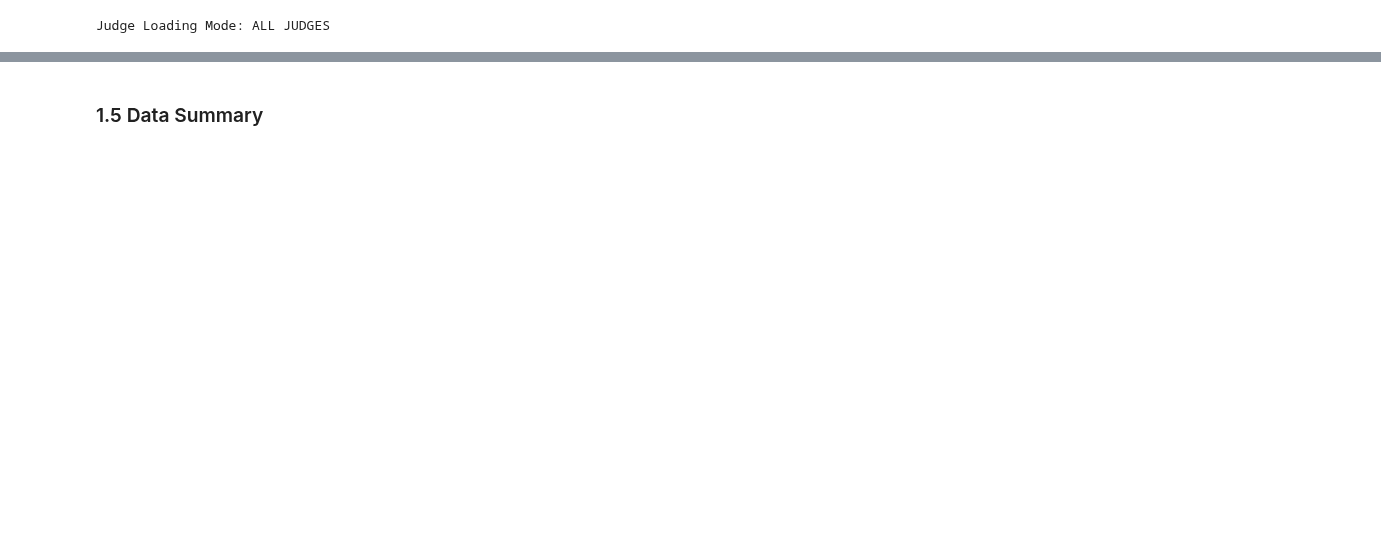
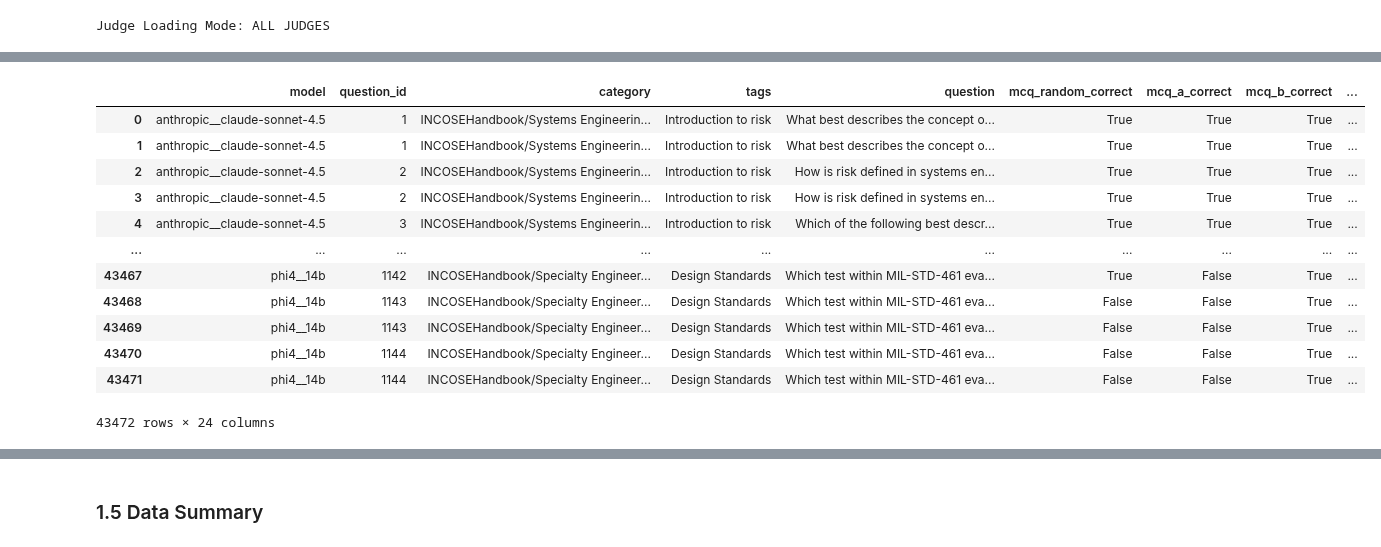
Before and after one commit to ryan-a-bell/dissertation, a Jupyter notebook: src/phase6_analysis/analysis-v2.ipynb, the cells around one changed output, grey strips where cells are left out. Cells and saved outputs as stored; diff of their text form; code cells hidden in the pictures; blank space fills up the shorter version.

Commit message:
1.5 summary working. Starting re-factor for it to use aligned_df and aligned_df_intersection

```diff
--- a/src/phase6_analysis/analysis-v2.ipynb
+++ b/src/phase6_analysis/analysis-v2.ipynb
@@ -664,0 +582,41 @@ print(f'   Models: {common_models}')
+# %%
+# Use existing osq_filtered data
+print("=" * 80)
+print("OSQ DATA SUMMARY & ALIGNMENT")
+print("=" * 80)
+
+if 'osq_filtered' in locals() and osq_filtered is not None and len(osq_filtered) > 0:
+    # Input summary
+    print(f"\n📂 INPUT: osq_filtered")
+    print(f"   Total samples: {len(osq_filtered):,}")
+    print(f"   Unique models: {osq_filtered['model'].nunique()}")
+    print(f"   Unique questions: {osq_filtered['question_id'].nunique()}")
+    print(f"   Judges: {osq_filtered['judge_model'].nunique()}")
+    print(f"   Models: {osq_filtered['model'].unique().tolist()}")
+
+    # Sample counts by judge
+    print("\n📊 Samples per judge:")
+    for judge, count in osq_filtered.groupby('judge_model').size().items():
+        print(f"   {judge:30s}: {count:,} samples")
+
+    # Alignment
+    print("\n" + "-" * 40)
+    print("🔗 ALIGNING MCQ + OSQ...")
+    print(f"   MCQ input: {len(mcq_df):,} samples ({mcq_df['question_id'].nunique()} questions)")
+    print(f"   OSQ input: {len(osq_filtered):,} samples ({osq_filtered['question_id'].nunique()} questions)")
+
+    aligned_df = pd.DataFrame(align_mcq_osq_results(mcq_df, osq_filtered.to_dict('records')))
+
+    print(f"\n✅ OUTPUT: aligned_df")
+    print(f"   Total aligned samples: {len(aligned_df):,}")
+    if len(aligned_df) > 0:
+        print(f"   Unique models: {aligned_df['model'].nunique()}")
+        print(f"   Unique questions: {aligned_df['question_id'].nunique()}")
+
+    osq_available = True
+else:
+    print("\n⚠️  No OSQ filtered data available. OSQ analyses will be skipped.")
+    osq_available = False
+    aligned_df = pd.DataFrame()
+
+print("\n" + "=" * 80)
@@ -664,0 +641,16 @@ print(f'   Models: {common_models}')
+# %%
+aligned_df
+# %% [output]
+|  | model | question_id | category | tags | question | mcq_random_correct | mcq_a_correct | mcq_b_correct | ... |
+| 0 | anthropic__claude-sonnet-4.5 | 1 | INCOSEHandbook/Systems Engineerin... | Introduction to risk | What best describes the concept o... | True | True | True | ... |
+| 1 | anthropic__claude-sonnet-4.5 | 1 | INCOSEHandbook/Systems Engineerin... | Introduction to risk | What best describes the concept o... | True | True | True | ... |
+| 2 | anthropic__claude-sonnet-4.5 | 2 | INCOSEHandbook/Systems Engineerin... | Introduction to risk | How is risk defined in systems en... | True | True | True | ... |
+| 3 | anthropic__claude-sonnet-4.5 | 2 | INCOSEHandbook/Systems Engineerin... | Introduction to risk | How is risk defined in systems en... | True | True | True | ... |
+| 4 | anthropic__claude-sonnet-4.5 | 3 | INCOSEHandbook/Systems Engineerin... | Introduction to risk | Which of the following best descr... | True | True | True | ... |
+| ... | ... | ... | ... | ... | ... | ... | ... | ... | ... |
+| 43467 | phi4__14b | 1142 | INCOSEHandbook/Specialty Engineer... | Design Standards | Which test within MIL-STD-461 eva... | True | False | True | ... |
+| 43468 | phi4__14b | 1143 | INCOSEHandbook/Specialty Engineer... | Design Standards | Which test within MIL-STD-461 eva... | False | False | True | ... |
+| 43469 | phi4__14b | 1143 | INCOSEHandbook/Specialty Engineer... | Design Standards | Which test within MIL-STD-461 eva... | False | False | True | ... |
+| 43470 | phi4__14b | 1144 | INCOSEHandbook/Specialty Engineer... | Design Standards | Which test within MIL-STD-461 eva... | False | False | True | ... |
+| 43471 | phi4__14b | 1144 | INCOSEHandbook/Specialty Engineer... | Design Standards | Which test within MIL-STD-461 eva... | False | False | True | ... |
+43472 rows × 24 columns
```
Also changed, not shown: parts of 27 cells of this notebook, 2 other files.
